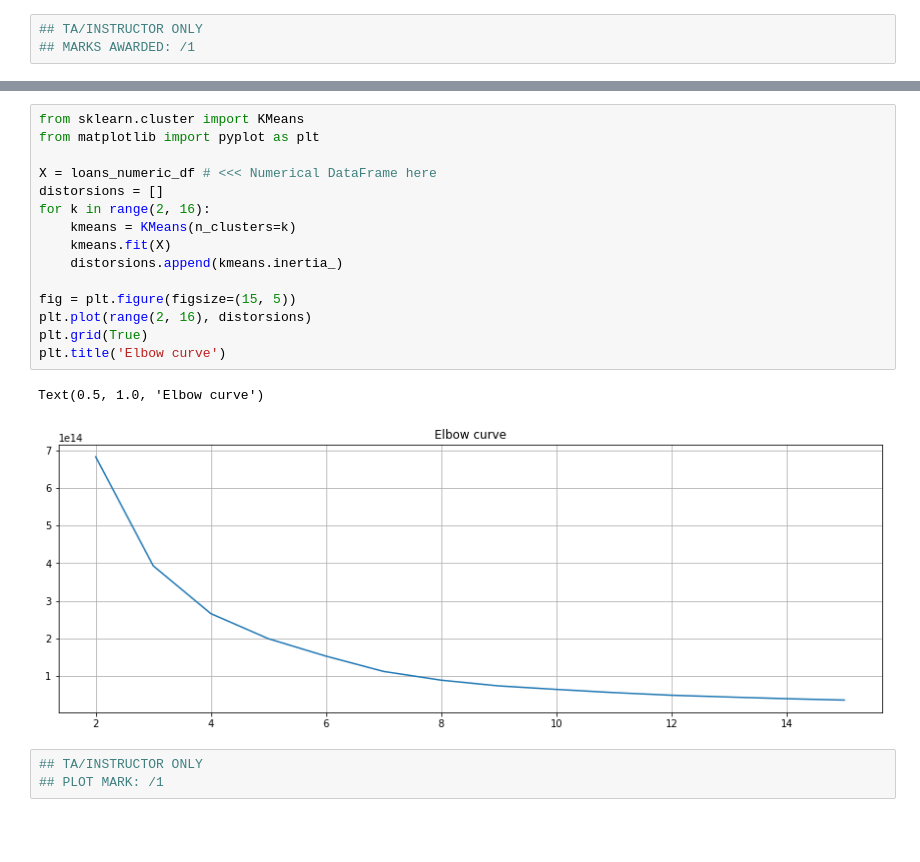
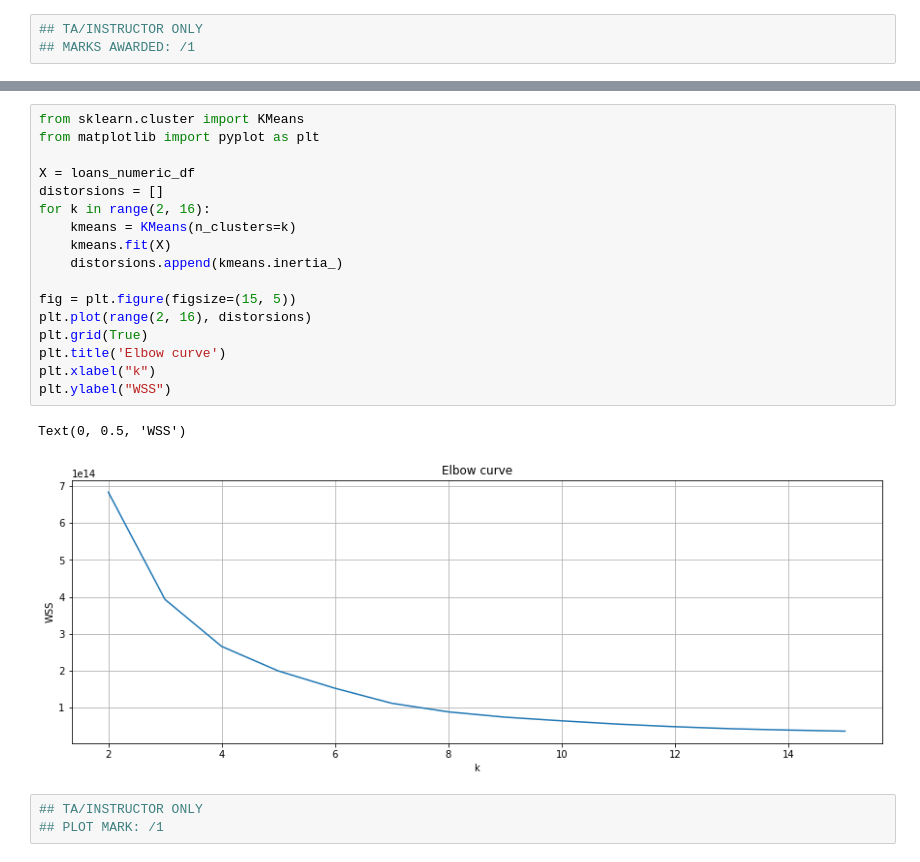
Before and after one commit to helloitsm3/DS102, a Jupyter notebook: Lesson 05/Problem Set/FirstName_LastName_Hackwagon_Academy_DS102_-_Problem_Set_3.ipynb, the cells around one changed output, grey strips where cells are left out. Cells and saved outputs as stored; diff of their text form; blank space fills up the shorter version.

```diff
--- a/Lesson 05/Problem Set/FirstName_LastName_Hackwagon_Academy_DS102_-_Problem_Set_3.ipynb
+++ b/Lesson 05/Problem Set/FirstName_LastName_Hackwagon_Academy_DS102_-_Problem_Set_3.ipynb
@@ -391,21 +391,23 @@ Plot the elbow plot by doing multiple iterations of the k-means algorithm, betwe
 # %%
 from sklearn.cluster import KMeans
 from matplotlib import pyplot as plt
 
-X = loans_numeric_df # <<< Numerical DataFrame here
+X = loans_numeric_df
 distorsions = []
 for k in range(2, 16):
     kmeans = KMeans(n_clusters=k)
     kmeans.fit(X)
     distorsions.append(kmeans.inertia_)
 
 fig = plt.figure(figsize=(15, 5))
 plt.plot(range(2, 16), distorsions)
 plt.grid(True)
 plt.title('Elbow curve')
+plt.xlabel("k")
+plt.ylabel("WSS")
 # %% [output]
-Text(0.5, 1.0, 'Elbow curve')
+Text(0, 0.5, 'WSS')
-[figure, old version]
+[figure, new version]
 # %%
 ## TA/INSTRUCTOR ONLY
 ## PLOT MARK: /1
```
Also changed, not shown: parts of 8 cells of this notebook.
